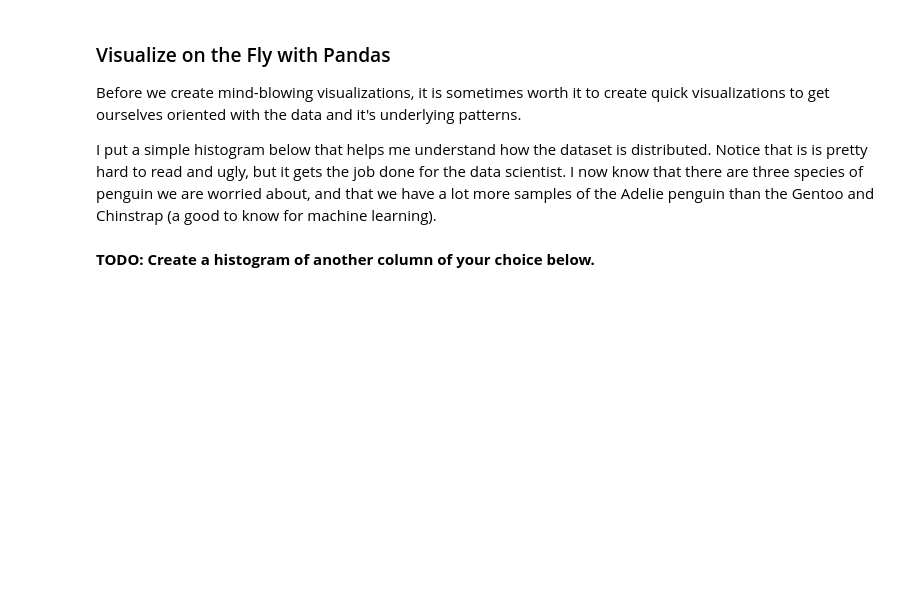
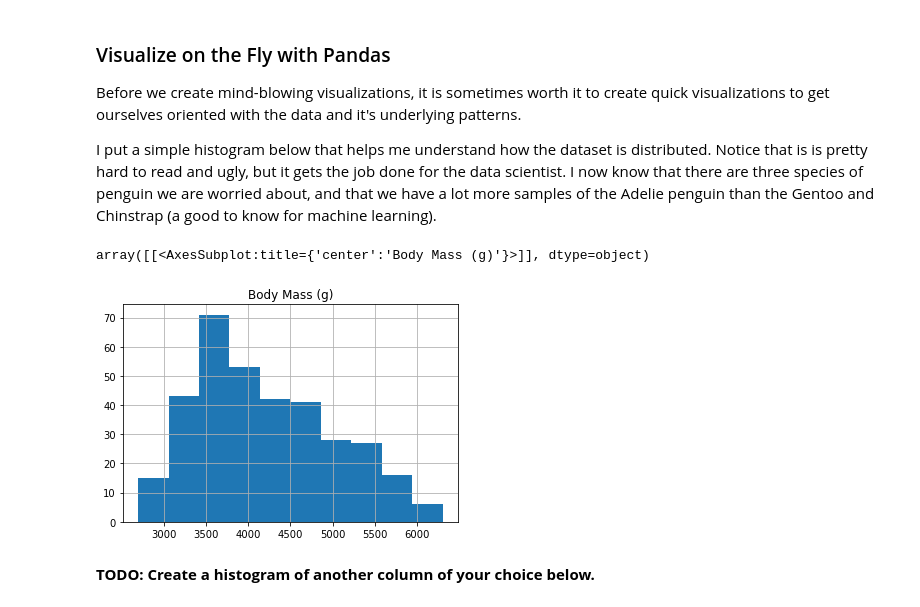
Before and after one commit to ryand0n/SC2022-BatchD-electric-pythons, a Jupyter notebook: Tejas Allada/week1/EDA_mini_project.ipynb, the cells around one changed output. Saved outputs shown, nothing was run; the diff lists cells and outputs as text; code cells hidden in the pictures; blank space fills up the shorter version.

```diff
--- a/Tejas Allada/week1/EDA_mini_project.ipynb
+++ b/Tejas Allada/week1/EDA_mini_project.ipynb
@@ -186,6 +190,10 @@ Before we create mind\-blowing visualizations, it is sometimes worth it to creat
 I put a simple histogram below that helps me understand how the dataset is distributed. Notice that is is pretty hard to read and ugly, but it gets the job done for the data scientist. I now know that there are three species of penguin we are worried about, and that we have a lot more samples of the Adelie penguin than the Gentoo and Chinstrap \(a good to know for machine learning\).
 # %%
 # Create a histogram of a column's data using the df.hist() function. I found it here: https://pandas.pydata.org/docs/reference/api/pandas.DataFrame.hist.html
+penguins_dataframe.hist('Body Mass (g)')
+# %% [output]
+array([[<AxesSubplot:title={'center':'Body Mass (g)'}>]], dtype=object)
+[figure, added]
 # %% [markdown]
 **TODO: Create a histogram of another column of your choice below.**
 # %%
```
Also changed, not shown: parts of 10 cells of this notebook, 34 other files.
